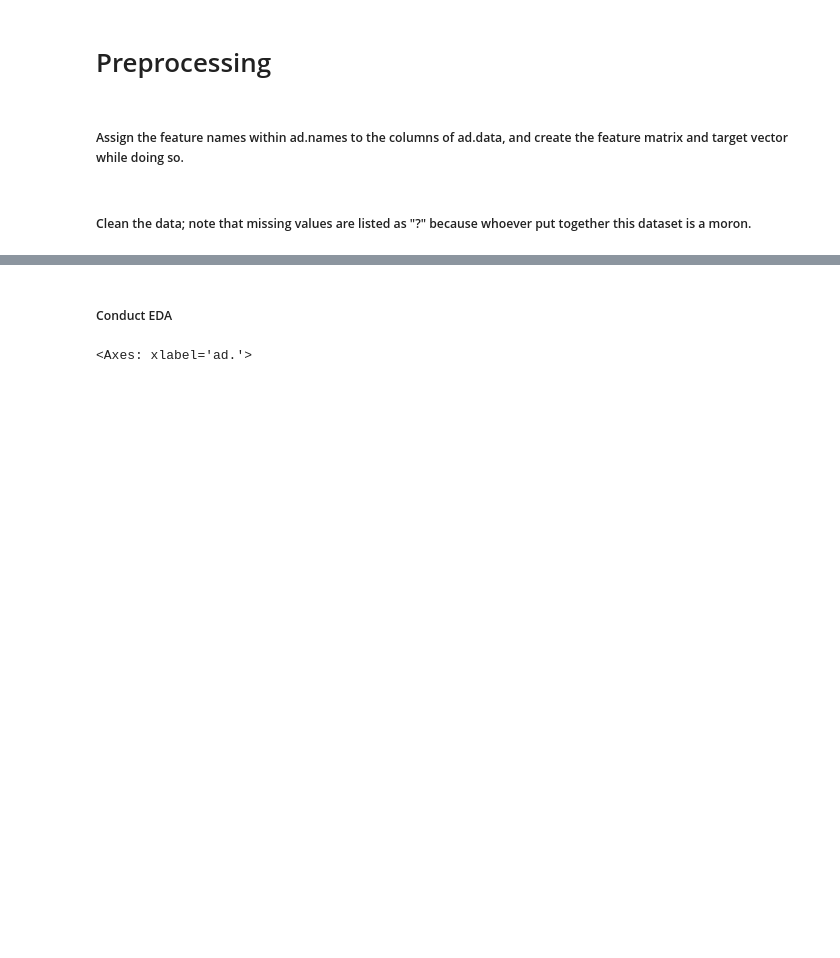
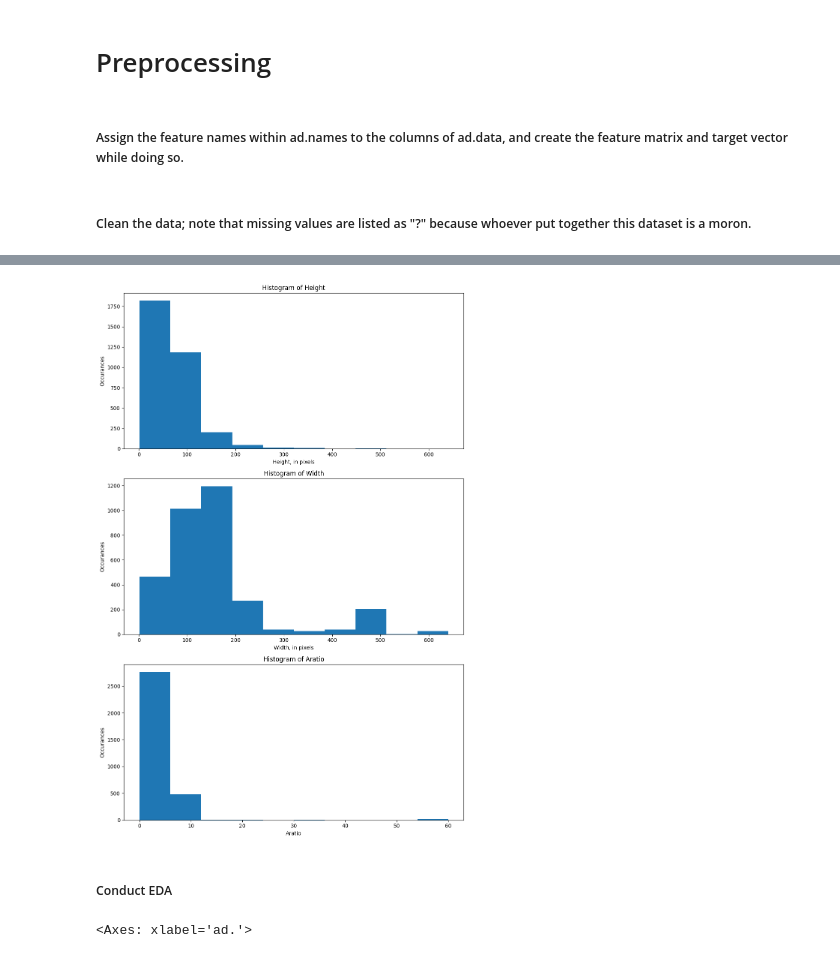
Before and after one commit to doquangg/IDS_Project, a Jupyter notebook: scripts/script_11_4.ipynb, the cells around one changed output, grey strips where cells are left out. Saved outputs shown, nothing was run; the diff lists cells and outputs as text; code cells hidden in the pictures; blank space fills up the shorter version.

```diff
--- a/scripts/script_11_4.ipynb
+++ b/scripts/script_11_4.ipynb
@@ -35,11 +73,4 @@ exp_df.to_csv('full_df.csv')
 # %%
-################################################################################
-# Find missing values
-################################################################################
-
-# Locate all non-numeric values and remove them.
-numeric_df = exp_df.apply(pd.to_numeric, errors='coerce')
-
 # Locate all columns with missing values.
 missings = numeric_df.loc[:, numeric_df.isnull().any()]
 
@@ -48,39 +79,68 @@ missings = numeric_df.loc[:, numeric_df.isnull().any()]
 ################################################################################
 from sklearn.impute import KNNImputer
 from sklearn.preprocessing import *
-import numpy as np
 
 # TODO
 # Test different scalers
 # Use RobustScaler to avoid pruning outliers, since we can't easily determine
 # if they're actually outliers.
 scaler = RobustScaler()
 data_scaled = pd.DataFrame(scaler.fit_transform(numeric_df), columns=numeric_df.columns)
 
 # TODO
 # Test different n_neighbors; sqrt(n) works relatively well.
 # Use some percent of the data as the number of neighbors for the imputer.
 knn_imputer = KNNImputer(copy=False, n_neighbors = round(np.sqrt(numeric_df.shape[0])))
 
 # Scale and impute the dataset.
 scaled_and_imputed_nd = knn_imputer.fit_transform(data_scaled)
 
 # Unscale the dataset
 unscaled_and_imputed_nd = scaler.inverse_transform(scaled_and_imputed_nd)
 unscaled_and_imputed_df = pd.DataFrame(unscaled_and_imputed_nd)
 
 # Post process the "aratio" feature by rounding all values >= 0.5, and flooring
 # the rest.
 unscaled_and_imputed_df[3] = unscaled_and_imputed_df[3].apply(round)
 
 # Append ads to feature names
 feature_names.append('ad.')
 
 # Apply the feature names to the dataframe, again.
 unscaled_and_imputed_df.columns = feature_names
 
 # Save the above under clean_df
 clean_df = unscaled_and_imputed_df
+clean_df.to_csv('clean_df.csv')
+
+# Plot the histograms again, this time of the cleaned values
+
+# Height uncleaned histogram
+plt.figure(2, figsize=(10,15))
+plt.subplot(3, 1, 1)
+plt.hist(clean_df['height'])
+plt.xlabel('Height, in pixels')
+plt.ylabel('Occurances')
+plt.title('Histogram of Height')
+plt.tight_layout()
+
+# Width uncleaned histogram
+plt.subplot(3, 1, 2)
+plt.hist(clean_df['width'])
+plt.xlabel('Width, in pixels')
+plt.ylabel('Occurances')
+plt.title('Histogram of Width')
+plt.tight_layout()
+
+# Aratio uncleaned histogram
+plt.subplot(3, 1, 3)
+plt.hist(clean_df['aratio'])
+plt.xlabel('Aratio')
+plt.ylabel('Occurances')
+plt.title('Histogram of Aratio')
+plt.tight_layout()
+# %% [output]
+[figure, added]
 # %% [markdown]
 ##### Conduct EDA
 # %%
```
Also changed, not shown: parts of 2 cells of this notebook.
